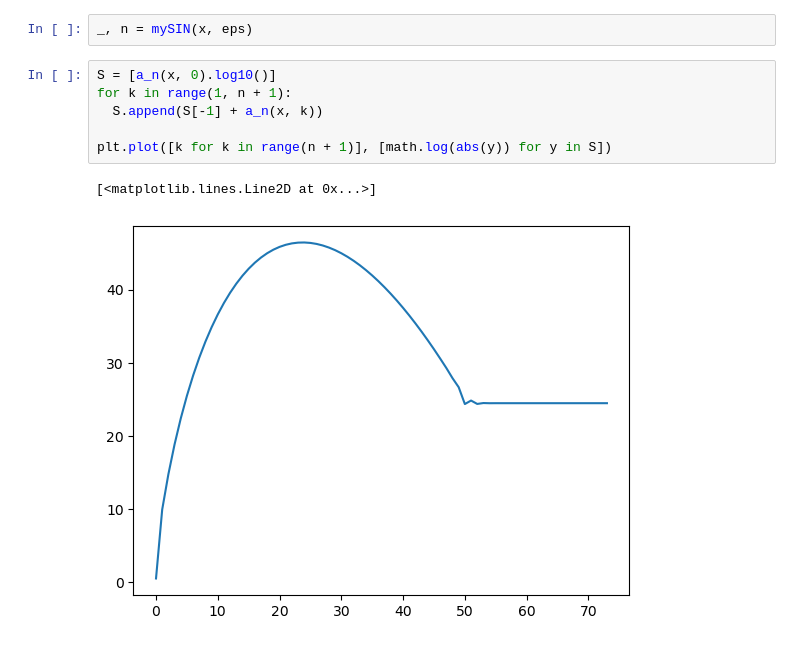
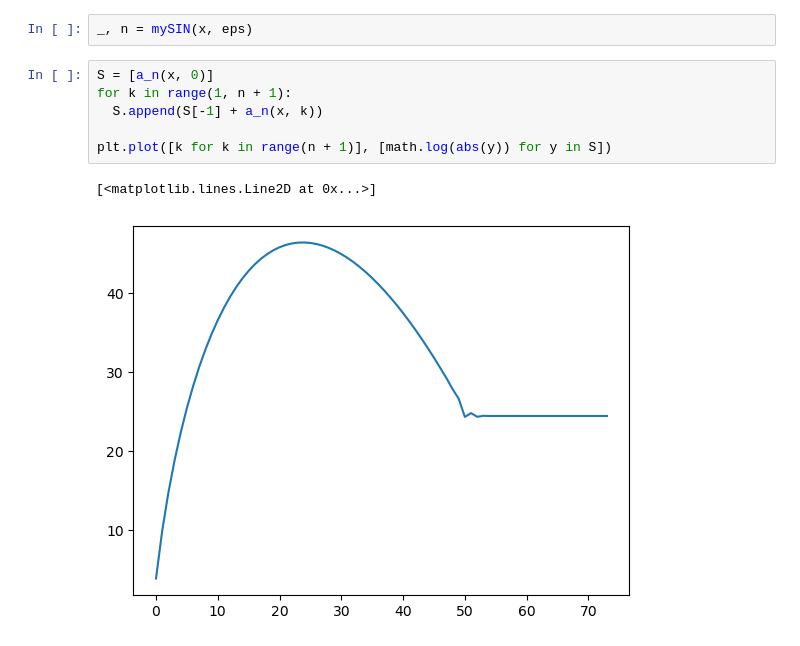
Before and after one commit to CozeirTag/number.metods, a Jupyter notebook: 1_lab.ipynb, the cells around one changed output. Saved outputs shown, nothing was run; the diff lists cells and outputs as text.

```diff
--- a/1_lab.ipynb
+++ b/1_lab.ipynb
@@ -79,11 +79,11 @@ mySIN(x, eps)
 # %%
 _, n = mySIN(x, eps)
 # %%
-S = [a_n(x, 0).log10()]
+S = [a_n(x, 0)]
 for k in range(1, n + 1):
   S.append(S[-1] + a_n(x, k))
 
 plt.plot([k for k in range(n + 1)], [math.log(abs(y)) for y in S])
 # %% [output]
 [<matplotlib.lines.Line2D at 0x...>]
-[figure, old version]
+[figure, new version]
```
Also changed, not shown: parts of 2 cells of this notebook.
